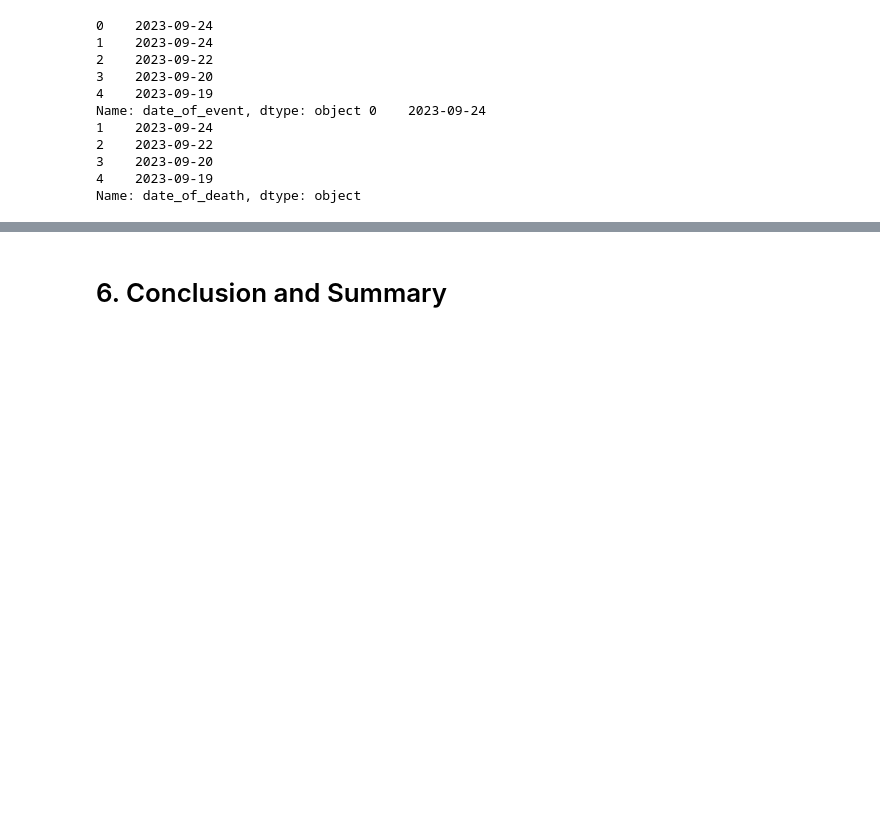
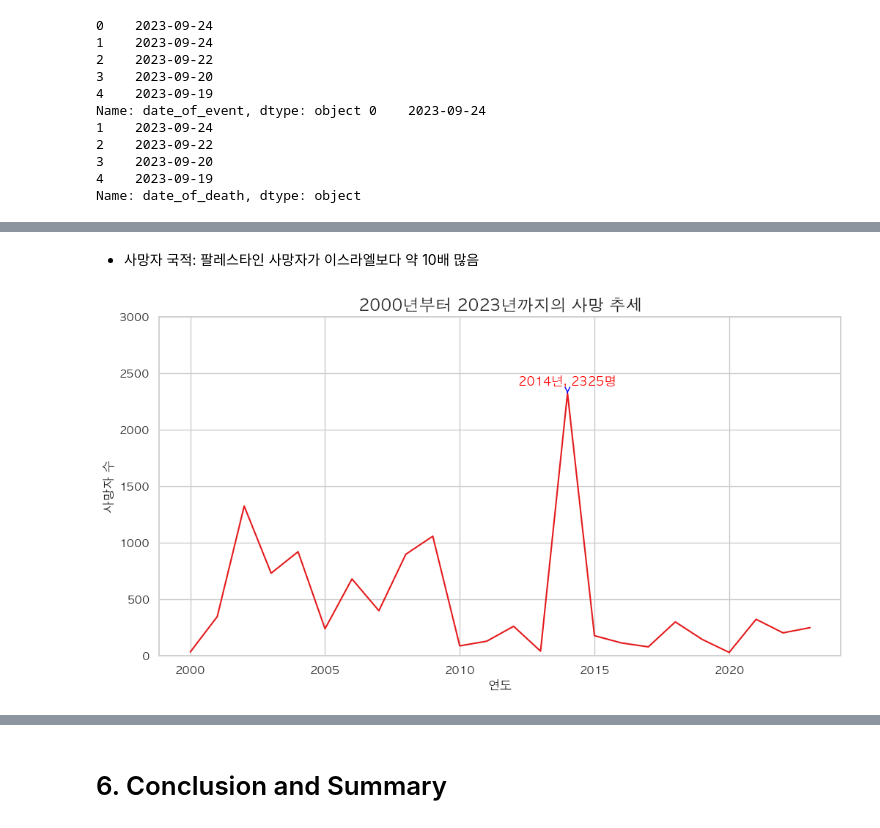
Before and after one commit to PSLeon24/Israeli-Palestinian_Data_Analysis_Project, a Jupyter notebook: index.ipynb, the cells around one changed output, grey strips where cells are left out. Drawn from its saved outputs; the diff is of its cells as text; code cells hidden in the pictures; blank space fills up the shorter version.

```diff
--- a/index.ipynb
+++ b/index.ipynb
@@ -182,0 +231,40 @@ plt.show()
+# %% [markdown]
+- 사망자 국적: 팔레스타인 사망자가 이스라엘보다 약 10배 많음
+# %%
+# Q2. 몇년도에 가장 많은 사상자가 나타났을까?
+
+# 가장 높은 사망자 수를 가진 연도를 찾기
+max_fatalities_year = fatality_by_year[fatality_by_year['fatalities'] == fatality_by_year['fatalities'].max()]
+
+df['date_of_death'] = pd.to_datetime(df['date_of_death']) # "date_of_death" 열을 datetime 형식으로 변환
+
+# "date_of_death" 열을 기준으로 연도 추출
+df['year'] = df['date_of_death'].dt.year
+
+# 연도별 사망자 수 계산
+fatality_by_year = df.groupby('year').size().reset_index(name='fatalities')
+
+sns.set(style="whitegrid", palette="Set1")
+plt.rcParams['font.family'] = 'AppleGothic'
+
+plt.figure(figsize=(12, 6))
+ax = sns.lineplot(x='year', y='fatalities', data=fatality_by_year, markers='o')
+
+# 가장 높은 사망자 수가 있는 연도에 마커 표시
+if not max_fatalities_year.empty:
+    max_year = max_fatalities_year.iloc[0]['year']
+    max_fatalities = max_fatalities_year.iloc[0]['fatalities']
+    ax.annotate(f'{most_fatal_day["year"]}년, {max_fatalities}명', (max_year, max_fatalities),
+                ha='center', va='bottom', fontsize=12, color='red', xytext=(0, 5),
+                textcoords='offset points', arrowprops=dict(arrowstyle='->', color='blue'))
+
+# 그래프 제목 및 라벨 설정
+plt.title('2000년부터 2023년까지의 사망 추세', fontsize=16)
+plt.ylim(0, 3000)
+plt.xlabel('연도', fontsize=12)
+plt.ylabel('사망자 수', fontsize=12)
+
+# 그래프 표시
+plt.show()
+# %% [output]
+[figure, added]
```
Also changed, not shown: parts of 23 cells of this notebook.
